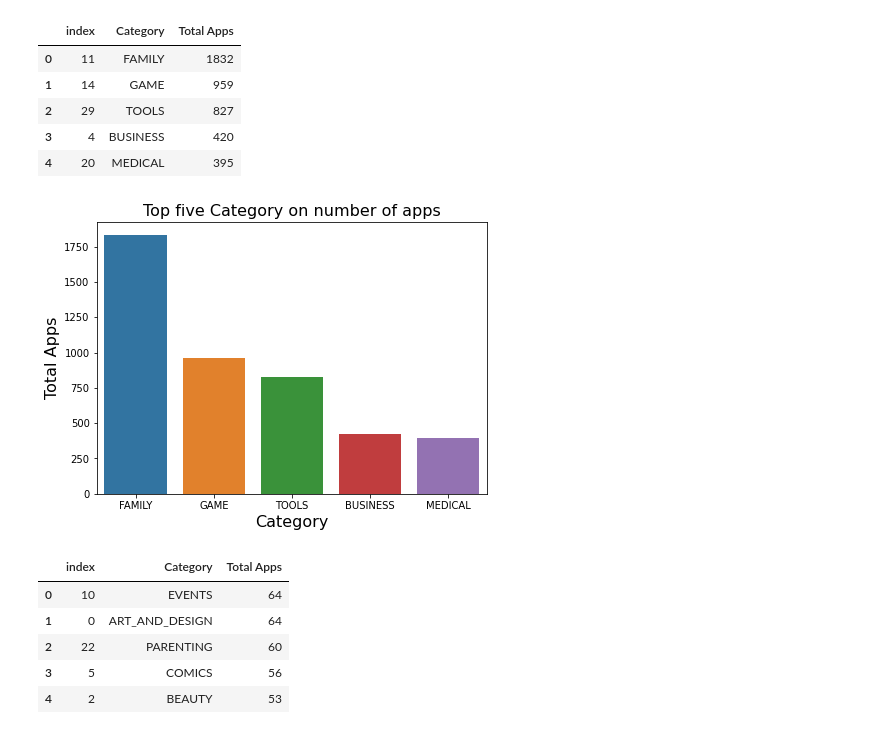
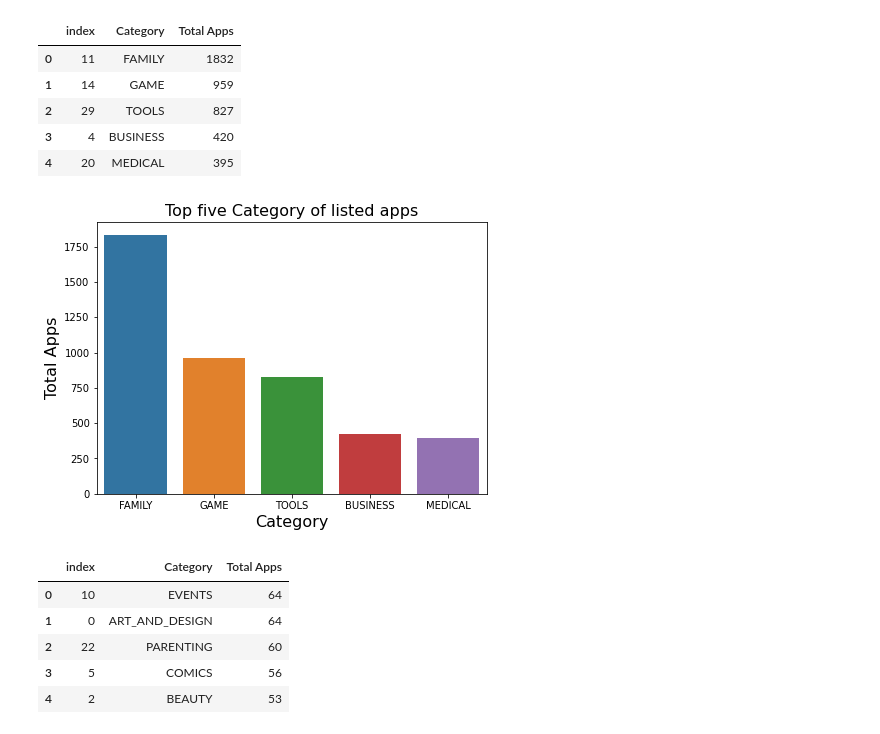
Before and after one commit to Navjotkhatri/EDA-Play-Store-App-Review-Analysis, a Jupyter notebook: EDA_Play_Store_App_Review_Analysis_Capstone_Project.ipynb, the cells around one changed output. Drawn from its saved outputs; the diff is of its cells as text; code cells hidden in the pictures.

```diff
--- a/EDA_Play_Store_App_Review_Analysis_Capstone_Project.ipynb
+++ b/EDA_Play_Store_App_Review_Analysis_Capstone_Project.ipynb
@@ -121,5 +119,9 @@ play_store_df['Price'] = play_store_df['Price'].str.replace('$', '')
 # %%
 play_store_df = play_store_df.astype({"Price": float})
+# %%
+play_store_df['Installs'] = play_store_df['Installs'].str.replace(',','')
+play_store_df['Installs'] = play_store_df['Installs'].str.replace('+','')
+play_store_df = play_store_df.astype({"Installs": int})
 # %%
 play_store_df.info()
 # %% [output]
@@ -291,5 +330,6 @@ plt.show()
 # %%
 df=right_df.groupby('Category')['App'].nunique().reset_index(name="Total Apps")
+df=df.sort_values(by=['Total Apps'],ascending=False)
 df
 # %% [output]
 |  | Category | Total Apps |
@@ -336,12 +375,12 @@ top_five_category.reset_index()
 # %%
 fig = plt.figure(figsize = (7, 5))
 sns.barplot(data=top_five_category, x="Category", y="Total Apps")
-plt.title("Top five Category on number of apps",fontsize=16)
+plt.title("Top five Category of listed apps",fontsize=16)
 plt.xlabel("Category",fontsize=16)
 plt.ylabel("Total Apps",fontsize=16)
 plt.show()
 # %% [output]
-[figure, old version]
+[figure, new version]
 # %%
 least_five_category.reset_index()
 # %% [output]
```
Also changed, not shown: parts of 26 cells of this notebook.
